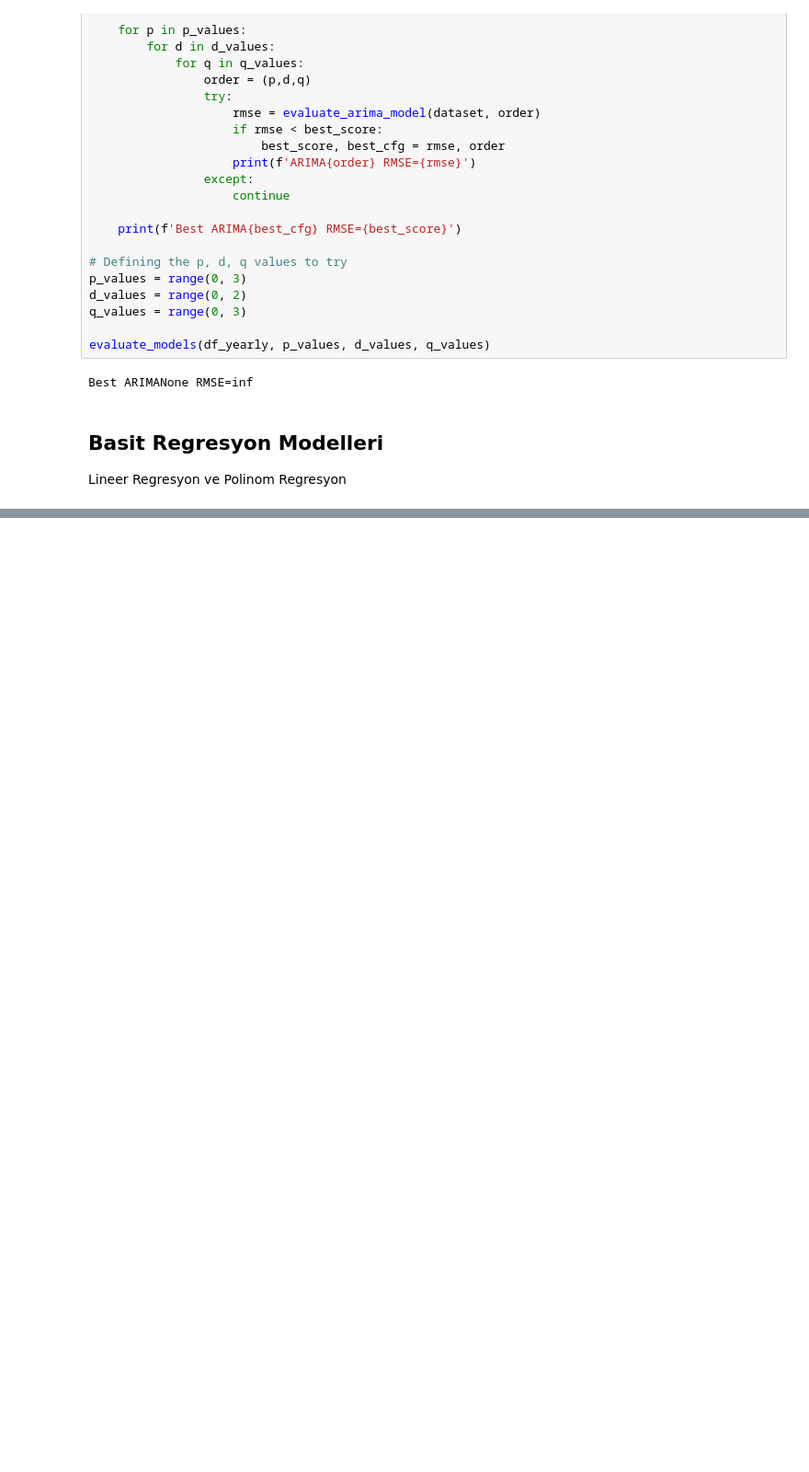
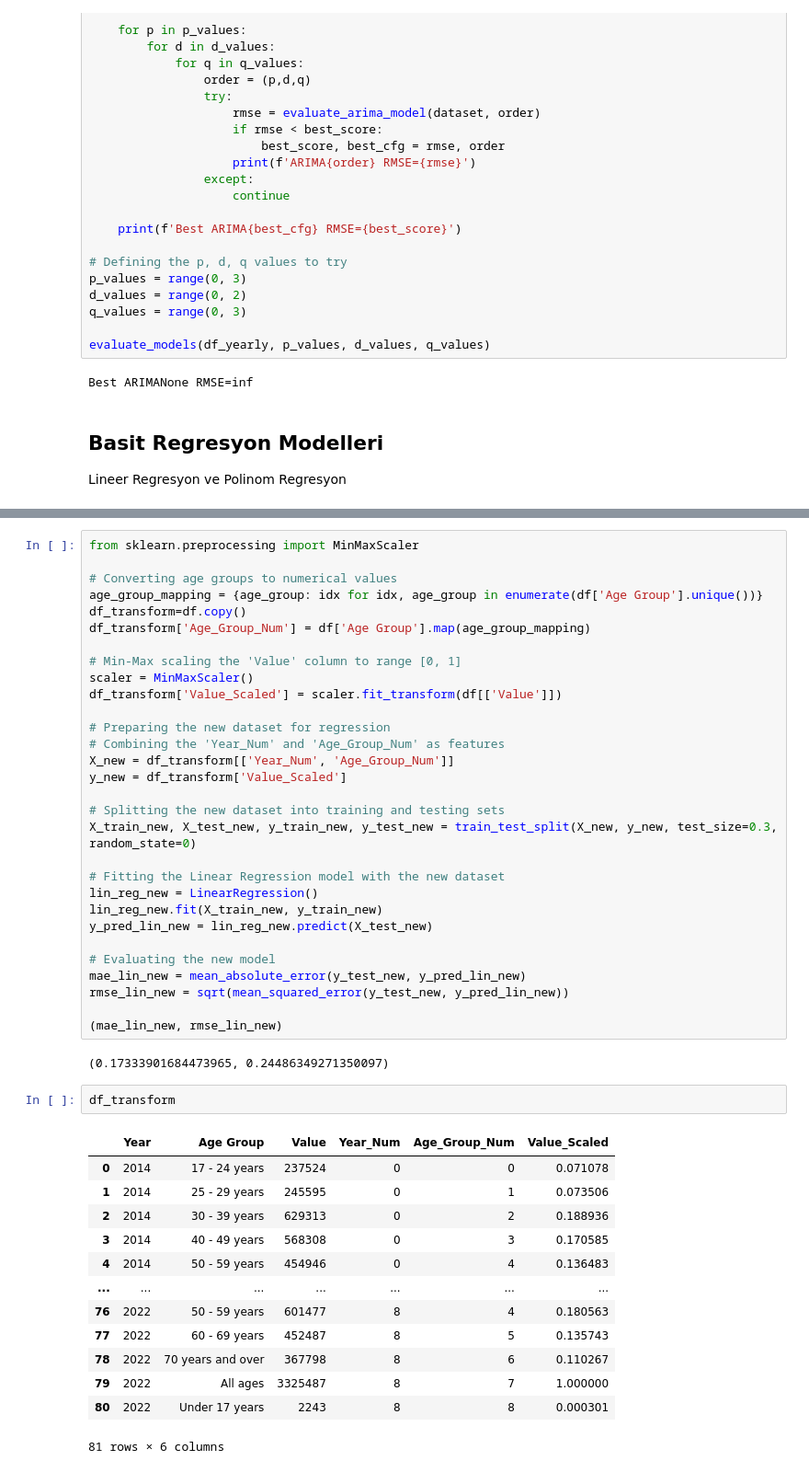
Before and after one commit to TunahanINCE/Current-Driving-Licences, a Jupyter notebook: Current_Driving_Licences.ipynb, the cells around one changed output, grey strips where cells are left out. Shown at 92% size. Cells and saved outputs as stored; diff of their text form; blank space fills up the shorter version.

```diff
--- a/Current_Driving_Licences.ipynb
+++ b/Current_Driving_Licences.ipynb
@@ -1583,0 +1724,48 @@ rmse_poly = sqrt(mean_squared_error(y_test, y_pred_poly))
+# %%
+from sklearn.preprocessing import MinMaxScaler
+
+# Converting age groups to numerical values
+age_group_mapping = {age_group: idx for idx, age_group in enumerate(df['Age Group'].unique())}
+df_transform=df.copy()
+df_transform['Age_Group_Num'] = df['Age Group'].map(age_group_mapping)
+
+# Min-Max scaling the 'Value' column to range [0, 1]
+scaler = MinMaxScaler()
+df_transform['Value_Scaled'] = scaler.fit_transform(df[['Value']])
+
+# Preparing the new dataset for regression
+# Combining the 'Year_Num' and 'Age_Group_Num' as features
+X_new = df_transform[['Year_Num', 'Age_Group_Num']]
+y_new = df_transform['Value_Scaled']
+
+# Splitting the new dataset into training and testing sets
+X_train_new, X_test_new, y_train_new, y_test_new = train_test_split(X_new, y_new, test_size=0.3, random_state=0)
+
+# Fitting the Linear Regression model with the new dataset
+lin_reg_new = LinearRegression()
+lin_reg_new.fit(X_train_new, y_train_new)
+y_pred_lin_new = lin_reg_new.predict(X_test_new)
+
+# Evaluating the new model
+mae_lin_new = mean_absolute_error(y_test_new, y_pred_lin_new)
+rmse_lin_new = sqrt(mean_squared_error(y_test_new, y_pred_lin_new))
+
+(mae_lin_new, rmse_lin_new)
+# %% [output]
+(0.17333901684473965, 0.24486349271350097)
+# %%
+df_transform
+# %% [output]
+|  | Year | Age Group | Value | Year_Num | Age_Group_Num | Value_Scaled |
+| 0 | 2014 | 17 - 24 years | 237524 | 0 | 0 | 0.071078 |
+| 1 | 2014 | 25 - 29 years | 245595 | 0 | 1 | 0.073506 |
+| 2 | 2014 | 30 - 39 years | 629313 | 0 | 2 | 0.188936 |
+| 3 | 2014 | 40 - 49 years | 568308 | 0 | 3 | 0.170585 |
+| 4 | 2014 | 50 - 59 years | 454946 | 0 | 4 | 0.136483 |
+| ... | ... | ... | ... | ... | ... | ... |
+| 76 | 2022 | 50 - 59 years | 601477 | 8 | 4 | 0.180563 |
+| 77 | 2022 | 60 - 69 years | 452487 | 8 | 5 | 0.135743 |
+| 78 | 2022 | 70 years and over | 367798 | 8 | 6 | 0.110267 |
+| 79 | 2022 | All ages | 3325487 | 8 | 7 | 1.000000 |
+| 80 | 2022 | Under 17 years | 2243 | 8 | 8 | 0.000301 |
+81 rows × 6 columns
```
Also changed, not shown: parts of 49 cells of this notebook.
